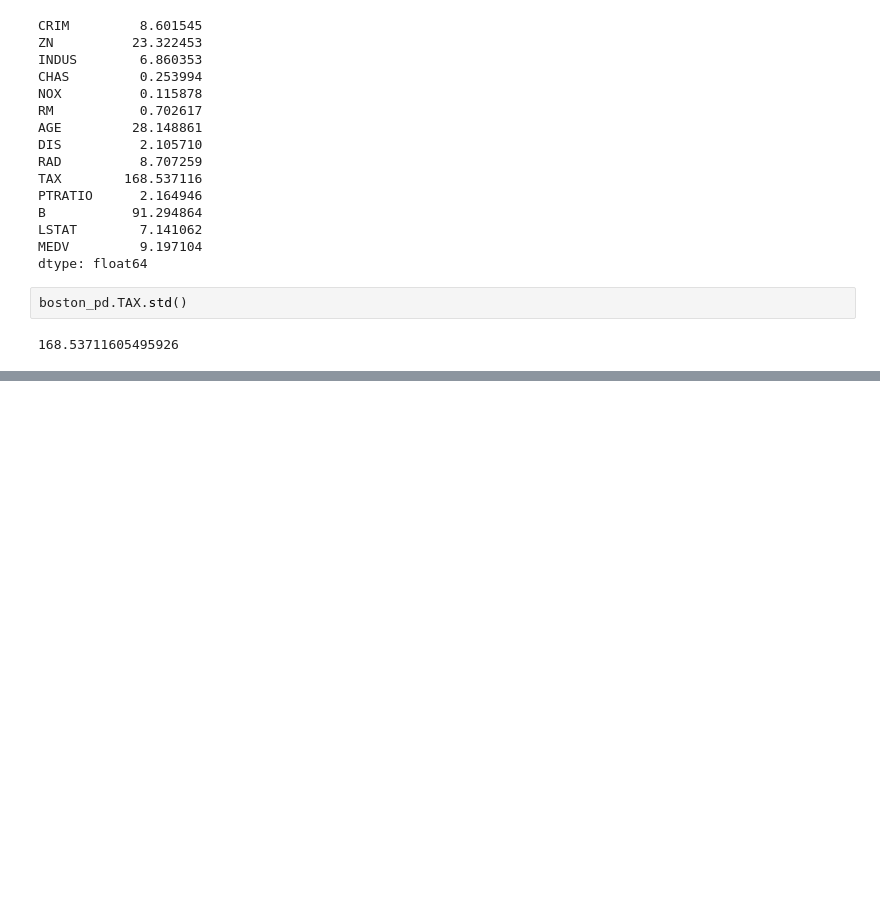
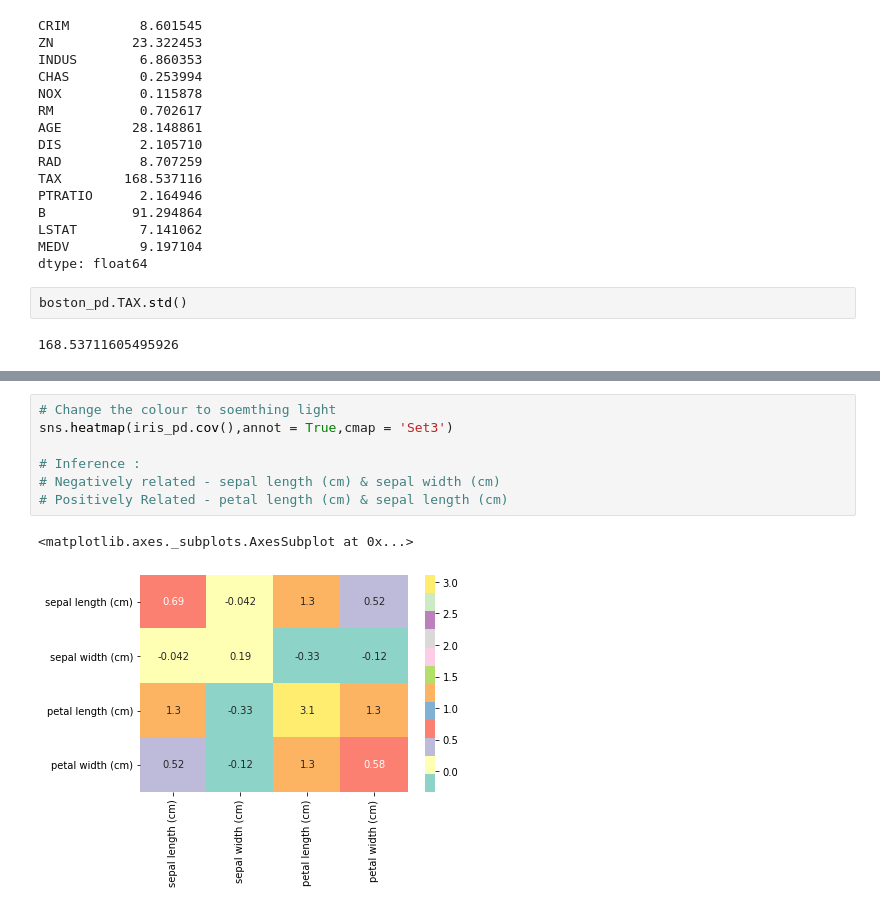
Before and after one commit to sandipanpaul21/Machine-Learning-in-Python-Code, a Jupyter notebook: 02_Univariate_Analysis.ipynb, the cells around one changed output, grey strips where cells are left out. Drawn from its saved outputs; the diff is of its cells as text; blank space fills up the shorter version.

```diff
--- a/02_Univariate_Analysis.ipynb
+++ b/02_Univariate_Analysis.ipynb
@@ -385,0 +399,10 @@ iris_pd.cov()
+# %%
+# Change the colour to soemthing light
+sns.heatmap(iris_pd.cov(),annot = True,cmap = 'Set3')
+
+# Inference :
+# Negatively related - sepal length (cm) & sepal width (cm)
+# Positively Related - petal length (cm) & sepal length (cm)
+# %% [output]
+<matplotlib.axes._subplots.AxesSubplot at 0x...>
+[figure, added]
```
Also changed, not shown: parts of 24 cells of this notebook.
